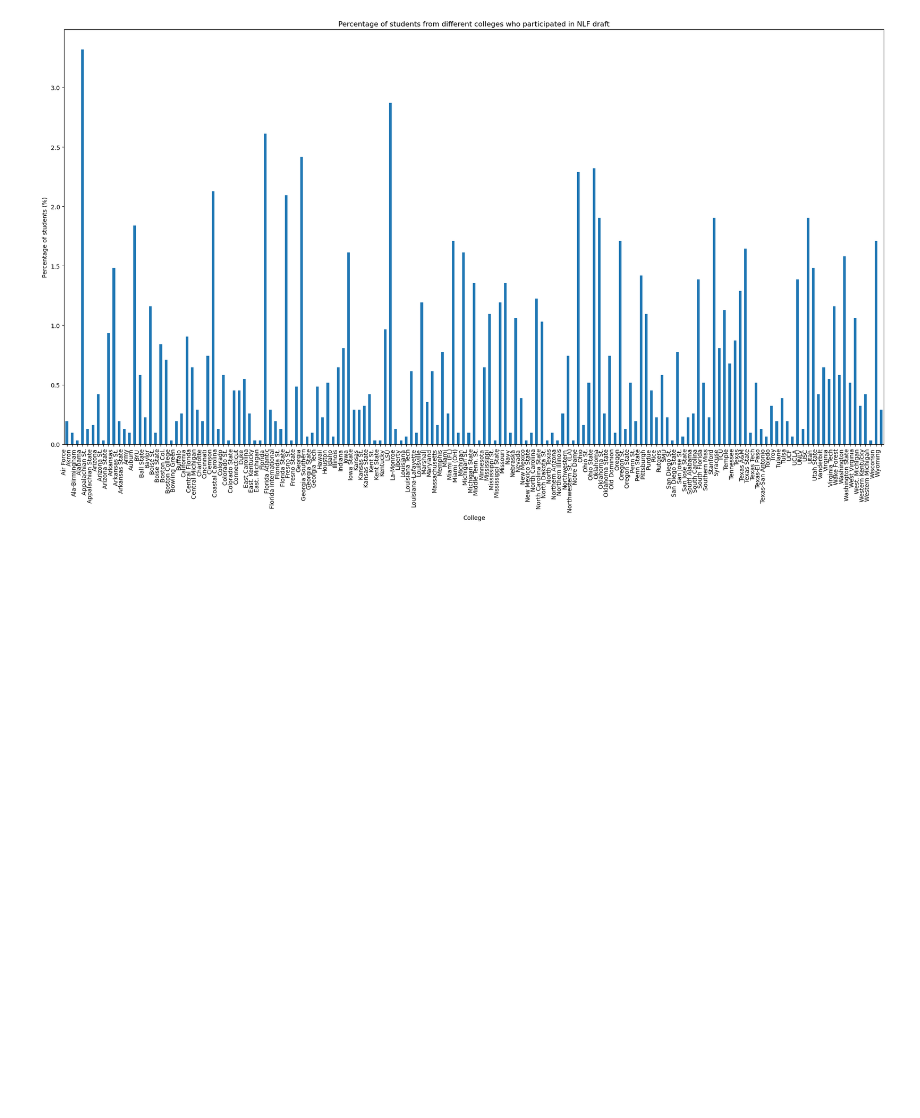
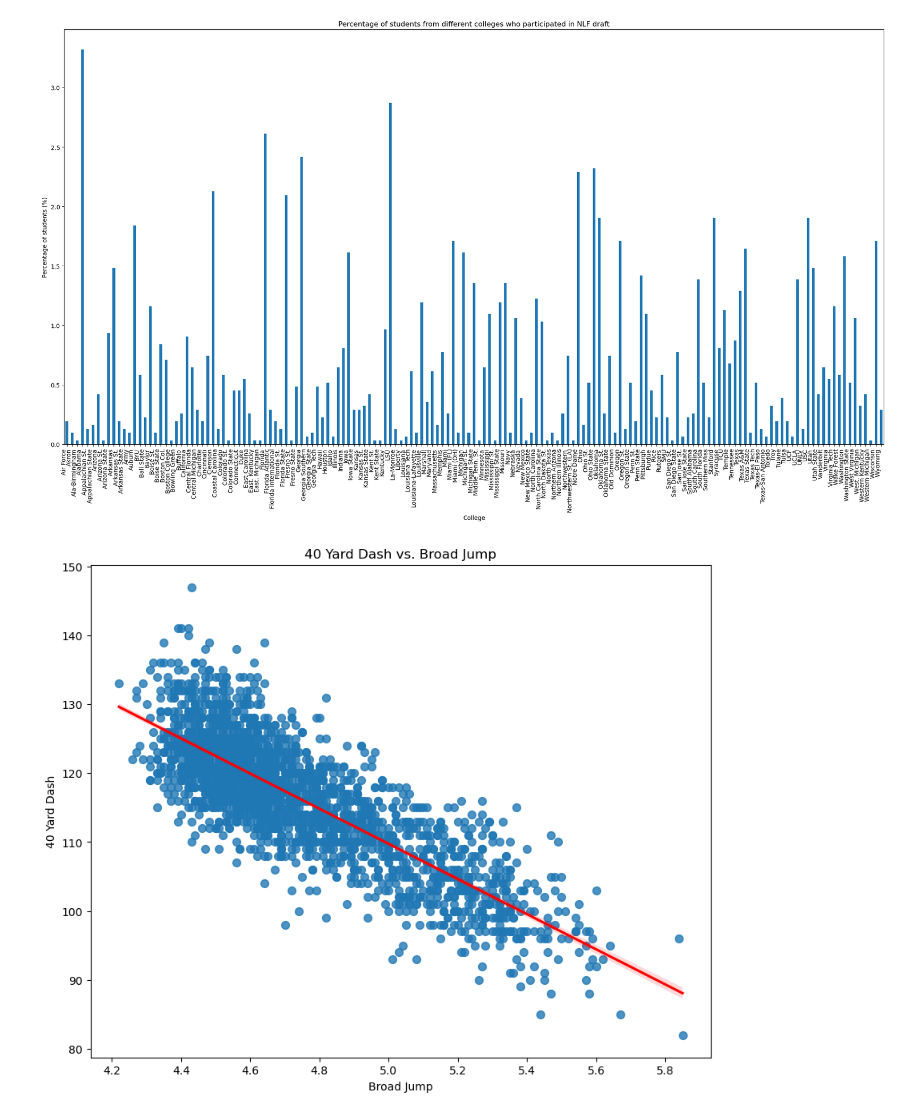
Before and after one commit to Vishwa-Sheth/Predict_the_NFL_cut, a Jupyter notebook: new_scraper.ipynb, the cells around one changed output. Drawn from its saved outputs; the diff is of its cells as text; code cells hidden in the pictures; blank space fills up the shorter version.

```diff
--- a/new_scraper.ipynb
+++ b/new_scraper.ipynb
@@ -531,3 +531,26 @@ plt.tight_layout()
 plt.show()
 # %% [output]
 [figure]
+# %%
+import seaborn as sns
+import matplotlib.pyplot as plt
+
+org_df = pd.read_csv("data/training.csv")
+df = org_df[["40 Yard Dash","Broad Jump"]].copy()
+
+# Assuming df is your DataFrame containing the NFL draft data
+
+# Filter out rows with missing values in either '40 Yard Dash' or 'Broad Jump'
+filtered_df = df.dropna(subset=['40 Yard Dash', 'Broad Jump'])
+
+# Create a heatmap
+plt.figure(figsize=(10, 8))
+sns.regplot(x='40 Yard Dash', y='Broad Jump', data=filtered_df, scatter_kws={'s': 50}, line_kws={'color': 'red'})
+plt.title('40 Yard Dash vs. Broad Jump')
+plt.xlabel('Broad Jump')
+plt.ylabel('40 Yard Dash')
+
+# Show plot
+plt.show()
+# %% [output]
+[figure, added]
```
Also changed, not shown: parts of 4 cells of this notebook.
